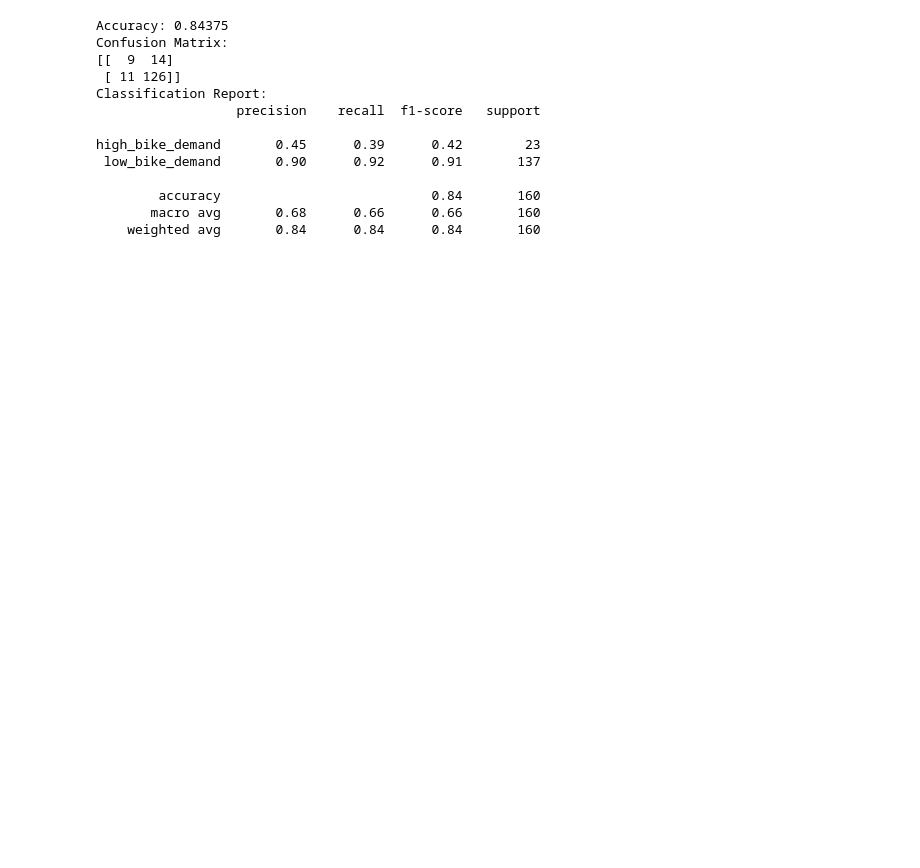
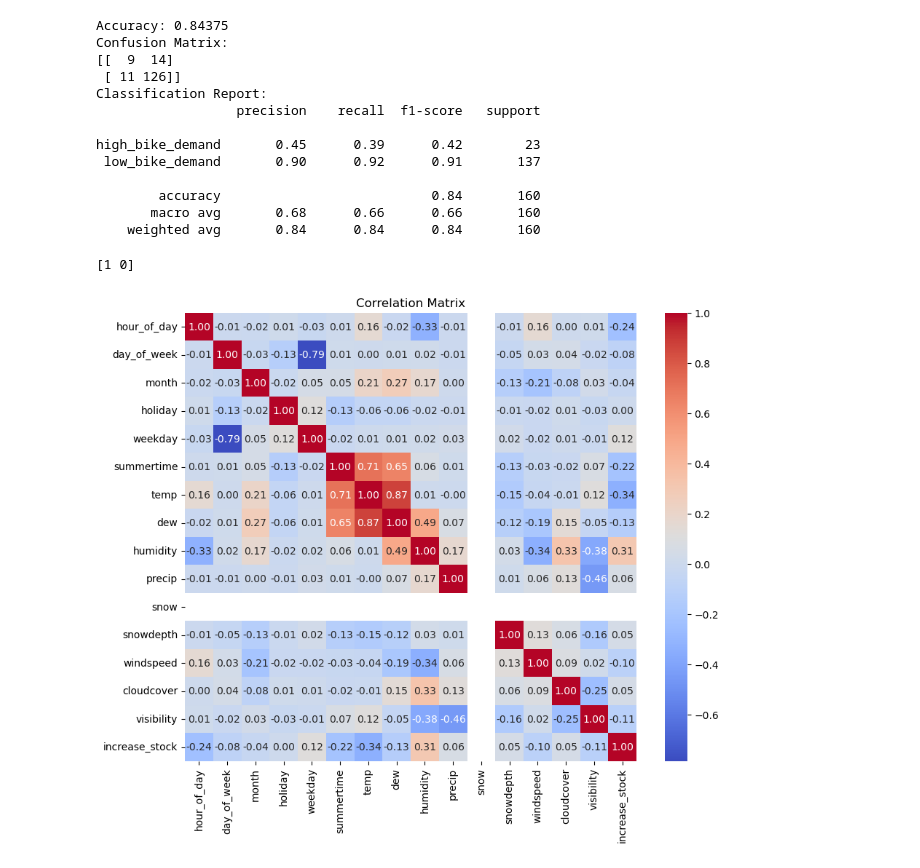
Before and after one commit to anbl9574/SML-project, a Jupyter notebook: trashcode.ipynb, the cells around one changed output. Drawn from its saved outputs; the diff is of its cells as text; code cells hidden in the pictures; blank space fills up the shorter version.

Commit message:
correlation map

```diff
--- a/trashcode.ipynb
+++ b/trashcode.ipynb
@@ -10,7 +10,7 @@ from sklearn.model_selection import GridSearchCV
 from sklearn.metrics import confusion_matrix, ConfusionMatrixDisplay
 # %%
 # Load the dataset
-file_path = "C:\\Users\\ramit\\Documents\\Statmaskproject\\SML-project\\training_data.csv"
+file_path = r"C:\Users\ramit\Documents\Studier\Statmaskproject\SML-project\training_data.csv"
 df = pd.read_csv(file_path)
 
 # Display basic statistics of the numerical features
@@ -194,3 +194,31 @@ high_bike_demand       0.45      0.39      0.42        23
         accuracy                           0.84       160
        macro avg       0.68      0.66      0.66       160
     weighted avg       0.84      0.84      0.84       160
+# %%
+import pandas as pd
+import matplotlib.pyplot as plt
+import seaborn as sns
+from sklearn.preprocessing import LabelEncoder
+
+# Convert 'increase_stock' column to numeric
+label_encoder = LabelEncoder()
+df['increase_stock'] = label_encoder.fit_transform(df['increase_stock'])
+
+# Check unique values
+print(df['increase_stock'].unique())
+
+# Select columns related to weather and target variable
+weather_columns = ['hour_of_day', 'day_of_week', 'month', 'holiday', 'weekday', 'summertime', 'temp', 'dew', 'humidity', 'precip', 'snow', 'snowdepth', 'windspeed', 'cloudcover', 'visibility']
+weather_df = df[weather_columns + ['increase_stock']]
+
+# Calculate the correlation matrix
+correlation_matrix = weather_df.corr()
+
+# Plot a heatmap to visualize the correlation matrix
+plt.figure(figsize=(10, 8))
+sns.heatmap(correlation_matrix, annot=True, cmap='coolwarm', fmt=".2f")
+plt.title("Correlation Matrix")
+plt.show()
+# %% [output]
+[1 0]
+[figure, added]
```
Also changed, not shown: parts of 2 cells of this notebook.
